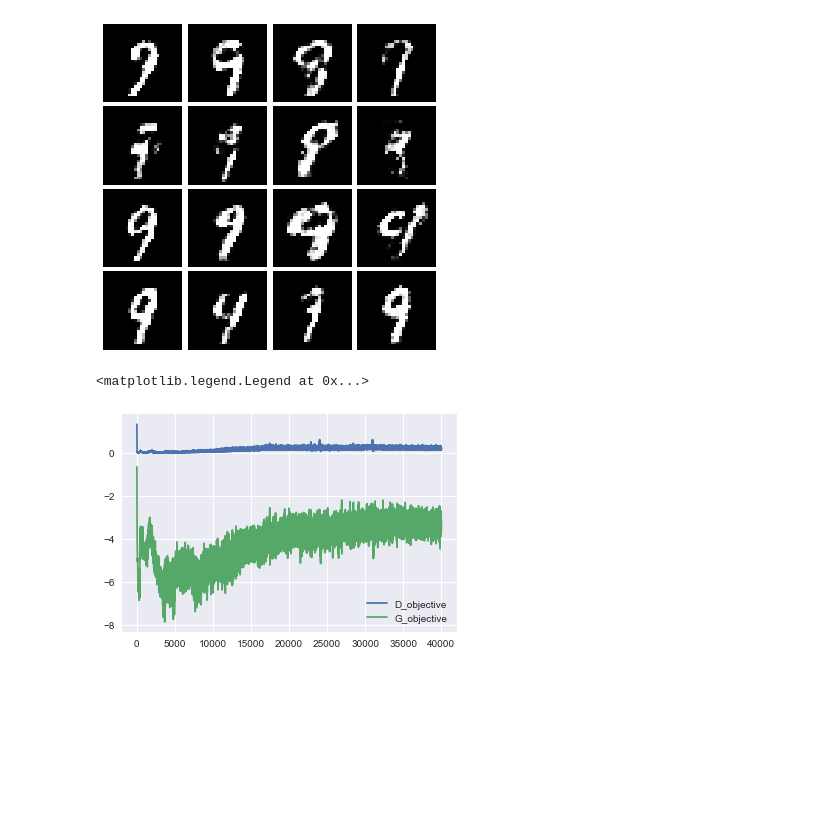
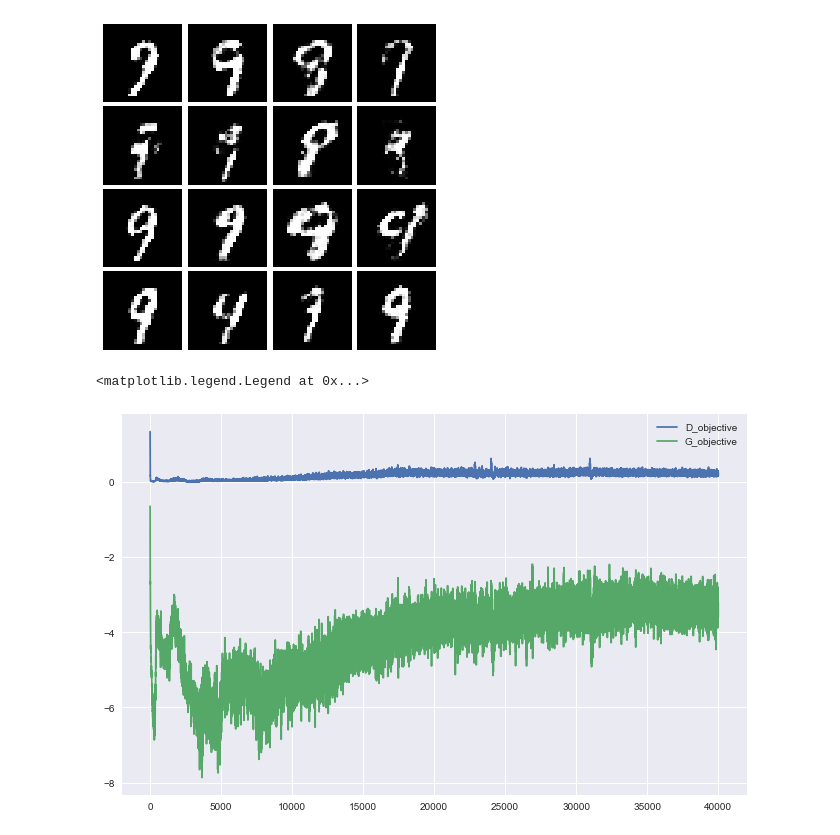
Before and after one commit to ywhust/CSE-6240-Spring-2017, a Jupyter notebook: project1/Project1_GANs_MNIST.ipynb, the cells around one changed output. Saved outputs shown, nothing was run; the diff lists cells and outputs as text; code cells hidden in the pictures; blank space fills up the shorter version.

Commit message:
change the size of graphs

```diff
--- a/project1/Project1_GANs_MNIST.ipynb
+++ b/project1/Project1_GANs_MNIST.ipynb
@@ -158,9 +158,10 @@ step 39000, discriminator loss 0.20805, generator loss 4.27409
 step 40000, discriminator loss 0.18485, generator loss 4.19649
 [figure]
 # %%
+plt.figure(figsize=(11.2, 7))
 plt.plot(range(epochs), d_loss_train, label = 'D_objective')
 plt.plot(range(epochs), 1 - g_loss_train, label = 'G_objective')
 plt.legend()
 # %% [output]
 <matplotlib.legend.Legend at 0x...>
-[figure, old version]
+[figure, new version]
```
